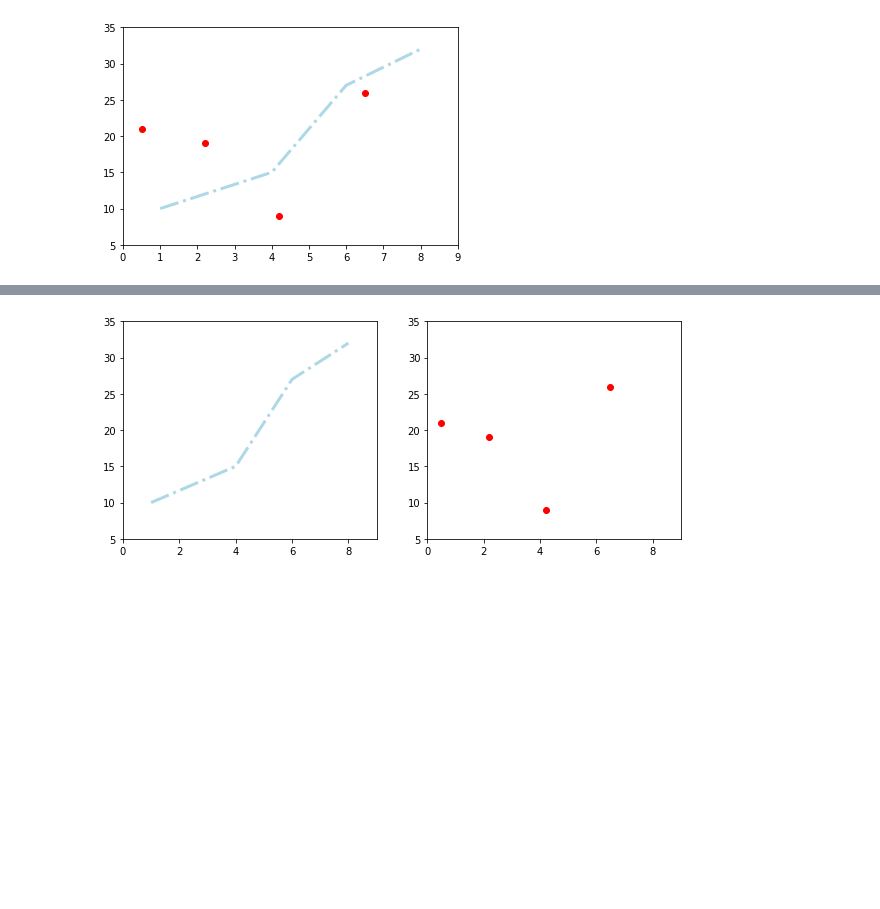
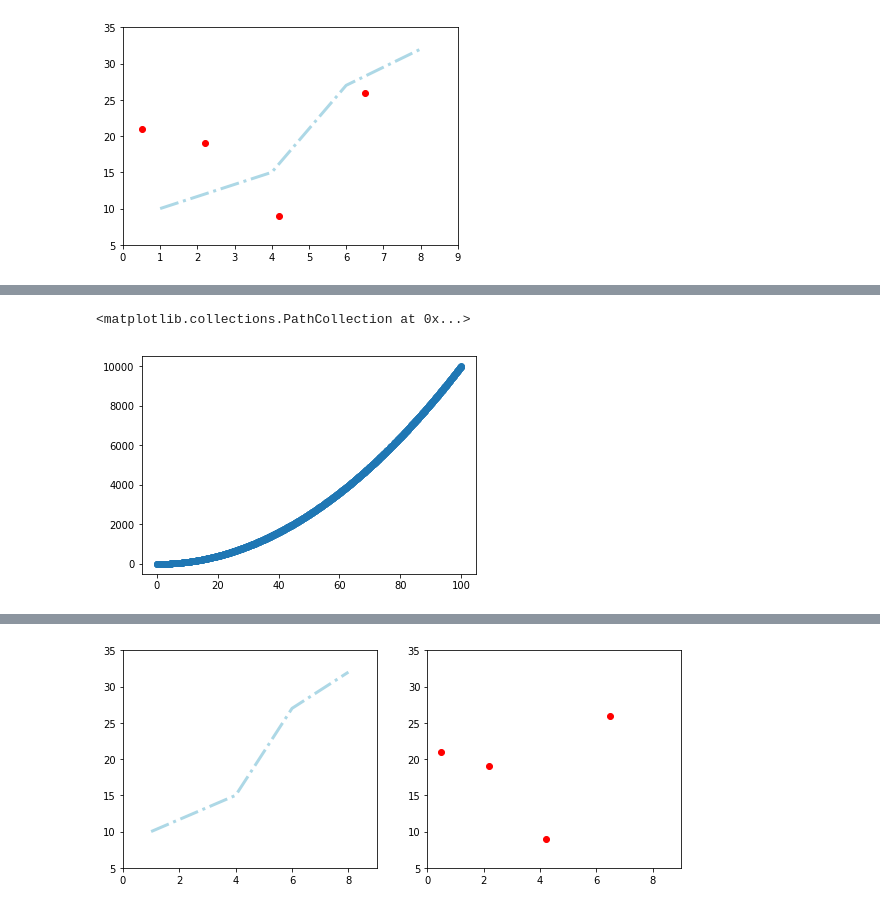
Before and after one commit to learn-co-curriculum/dsc-more-practice-with-matplotlib, a Jupyter notebook: index.ipynb, the cells around one changed output, grey strips where cells are left out. Cells and saved outputs as stored; diff of their text form; code cells hidden in the pictures; blank space fills up the shorter version.

```diff
--- a/index.ipynb
+++ b/index.ipynb
@@ -132,0 +137,8 @@ plt.show()
+# %%
+#A standard plot
+x = np.linspace(start=0, stop=100, num=10**3)
+y = [xi**2 for xi in x]
+plt.scatter(x,y)
+# %% [output]
+<matplotlib.collections.PathCollection at 0x...>
+[figure, added]
```
Also changed, not shown: parts of 9 cells of this notebook, 11 other files.
